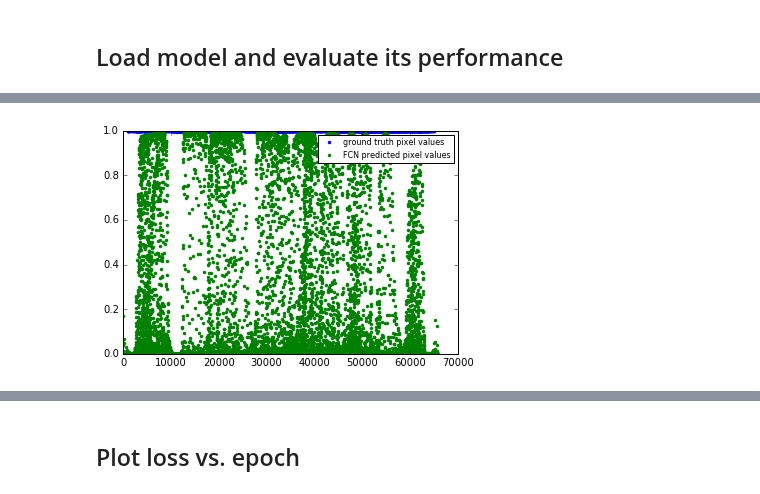
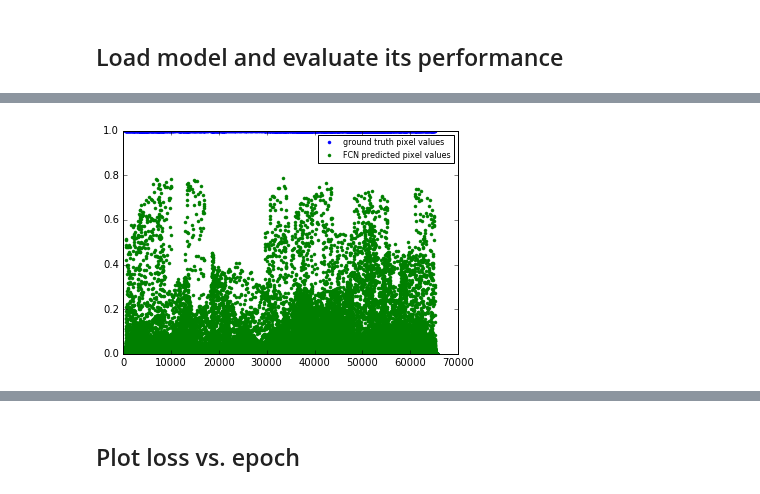
Before and after one commit to silburt/moon-craters, a Jupyter notebook: rings_analyze_remote.ipynb, the cells around one changed output, grey strips where cells are left out. Cells and saved outputs as stored; diff of their text form; code cells hidden in the pictures.

```diff
--- a/rings_analyze_remote.ipynb
+++ b/rings_analyze_remote.ipynb
@@ -17,5 +18,6 @@ from PIL import Image
 #now do this on local machine
 files = glob.glob('models/*.npy')
 
-i=0
-data = np.load(files[i])
+img_i=1
+data = np.load(files[img_i])
+dim = data.shape[1]
@@ -24,12 +42,8 @@ da
 # %%
-import matplotlib.pyplot as plt
-%matplotlib inline
-
 i=0
-dim = 256
-plt.plot(test_target[off+i].reshape(dim*dim,1), '.', label='ground truth pixel values')
-plt.plot(target[i].reshape(dim*dim,1), '.', label='FCN predicted pixel values')
+plt.plot(data[i,:,:,1].reshape(dim*dim), '.', label='ground truth pixel values')
+plt.plot(data[i,:,:,2].reshape(dim*dim), '.', label='FCN predicted pixel values')
 plt.legend(fontsize=8, numpoints=1)
-plt.savefig('output_dir/images/%s_%d_pixels.png'%(os.path.basename(filename).split('.h5')[0],i))
+#plt.savefig('output_dir/images/%s_%d_pixels.png'%(os.path.basename(files[img_i]).split('.npy')[0],i))
 # %% [output]
-[figure, old version]
+[figure, new version]
```
Also changed, not shown: parts of 16 cells of this notebook.
